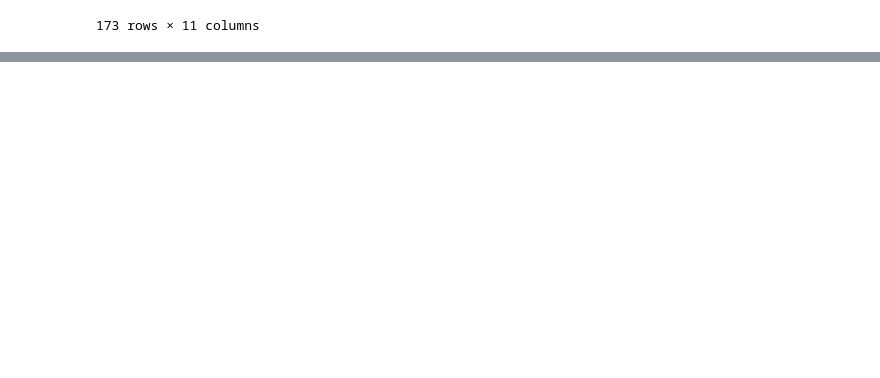
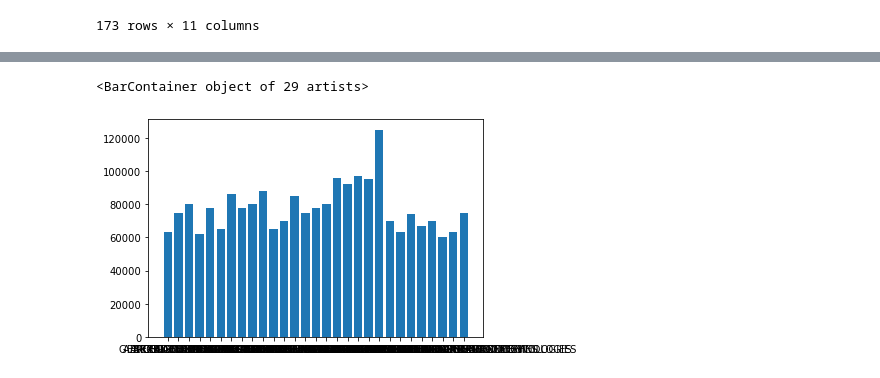
Before and after one commit to jhaarala23/dasc2103project, a Jupyter notebook: eda_forProject.ipynb, the cells around one changed output, grey strips where cells are left out. Cells and saved outputs as stored; diff of their text form; code cells hidden in the pictures; blank space fills up the shorter version.

```diff
--- a/eda_forProject.ipynb
+++ b/eda_forProject.ipynb
@@ -33,0 +42,7 @@ majors.describe()
+# %%
+engineeringMajors = all_ages[all_ages['Major_category'] == 'Engineering']
+# %%
+plt.bar(engineeringMajors['Major'], engineeringMajors['Median'])
+# %% [output]
+<BarContainer object of 29 artists>
+[figure, added]
```
Also changed, not shown: parts of 22 cells of this notebook.
